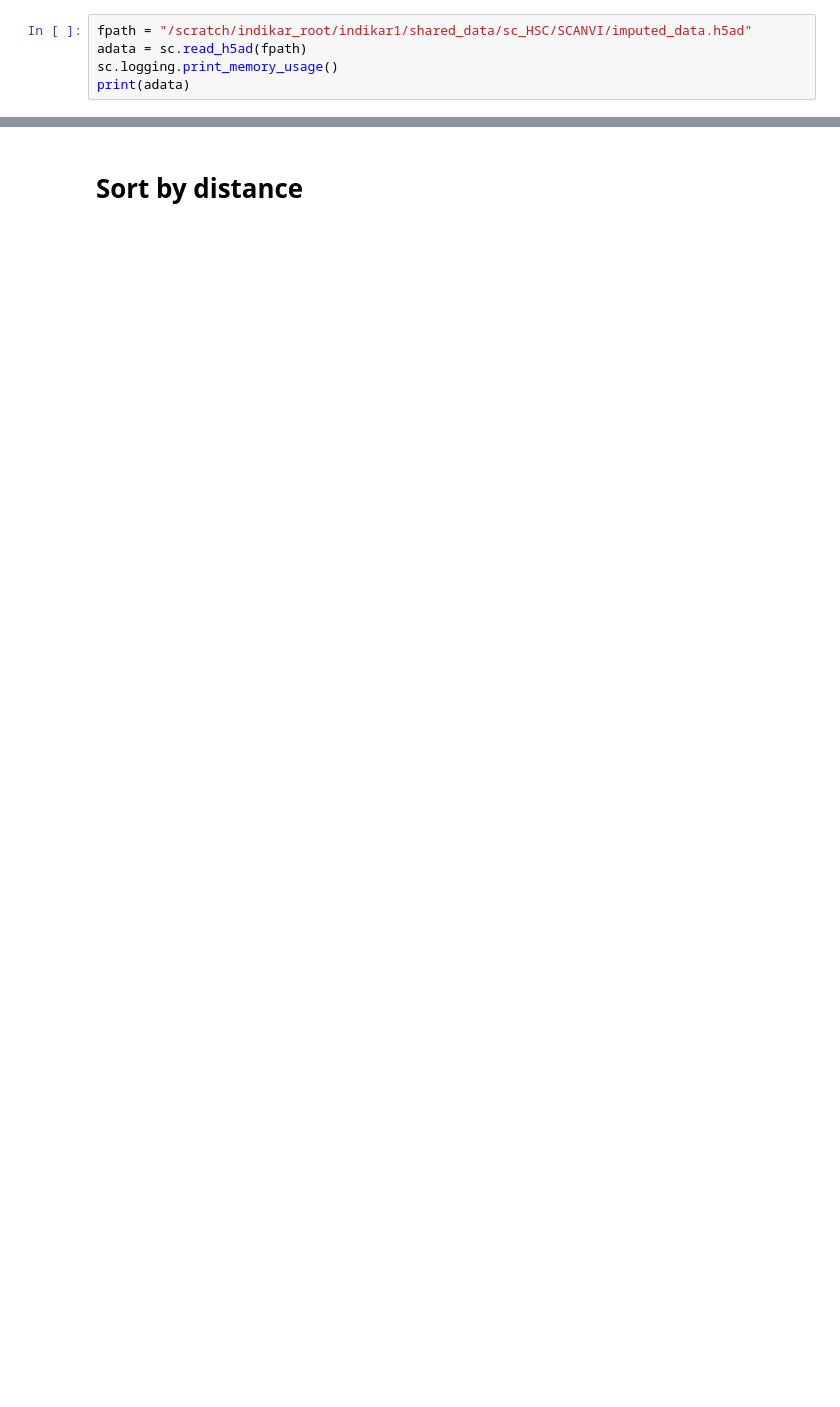
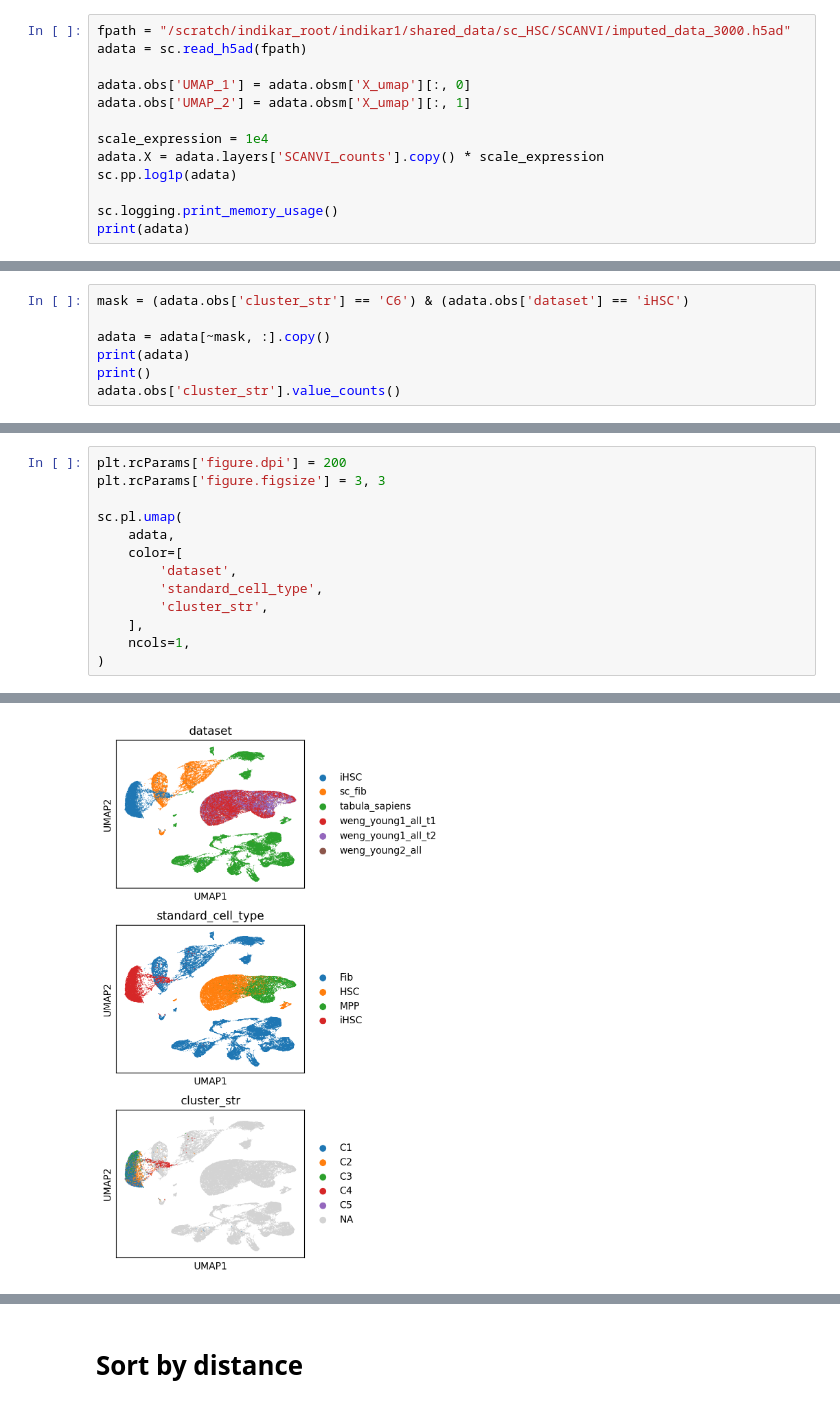
Before and after one commit to CooperStansbury/ONT-single-cell, a Jupyter notebook: notebooks/FIGURE_4_REF.ipynb, the cells around one changed output, grey strips where cells are left out. Cells and saved outputs as stored; diff of their text form; blank space fills up the shorter version.

Commit message:
update major figures

```diff
--- a/notebooks/FIGURE_4_REF.ipynb
+++ b/notebooks/FIGURE_4_REF.ipynb
@@ -32,8 +33,16 @@ import plotting as plt2
 
 sc.settings.verbosity = 3
 # %%
-fpath = "/scratch/indikar_root/indikar1/shared_data/sc_HSC/SCANVI/imputed_data.h5ad"
+fpath = "/scratch/indikar_root/indikar1/shared_data/sc_HSC/SCANVI/imputed_data_3000.h5ad"
 adata = sc.read_h5ad(fpath)
+
+adata.obs['UMAP_1'] = adata.obsm['X_umap'][:, 0]
+adata.obs['UMAP_2'] = adata.obsm['X_umap'][:, 1]
+
+scale_expression = 1e4
+adata.X = adata.layers['SCANVI_counts'].copy() * scale_expression
+sc.pp.log1p(adata)
+
 sc.logging.print_memory_usage()
 print(adata)
 # %% [output]
@@ -269,0 +75,7 @@ pdf.head()
+# %%
+mask = (adata.obs['cluster_str'] == 'C6') & (adata.obs['dataset'] == 'iHSC')
+
+adata = adata[~mask, :].copy()
+print(adata)
+print()
+adata.obs['cluster_str'].value_counts()
@@ -269,0 +96,14 @@ pdf.head()
+# %%
+plt.rcParams['figure.dpi'] = 200
+plt.rcParams['figure.figsize'] = 3, 3
+
+sc.pl.umap(
+    adata,
+    color=[
+        'dataset',
+        'standard_cell_type',
+        'cluster_str',
+    ],
+    ncols=1,
+)
+# %% [output]
@@ -269,0 +111 @@ pdf.head()
+[figure, added]
```
Also changed, not shown: parts of 50 cells of this notebook, 7 other files.
